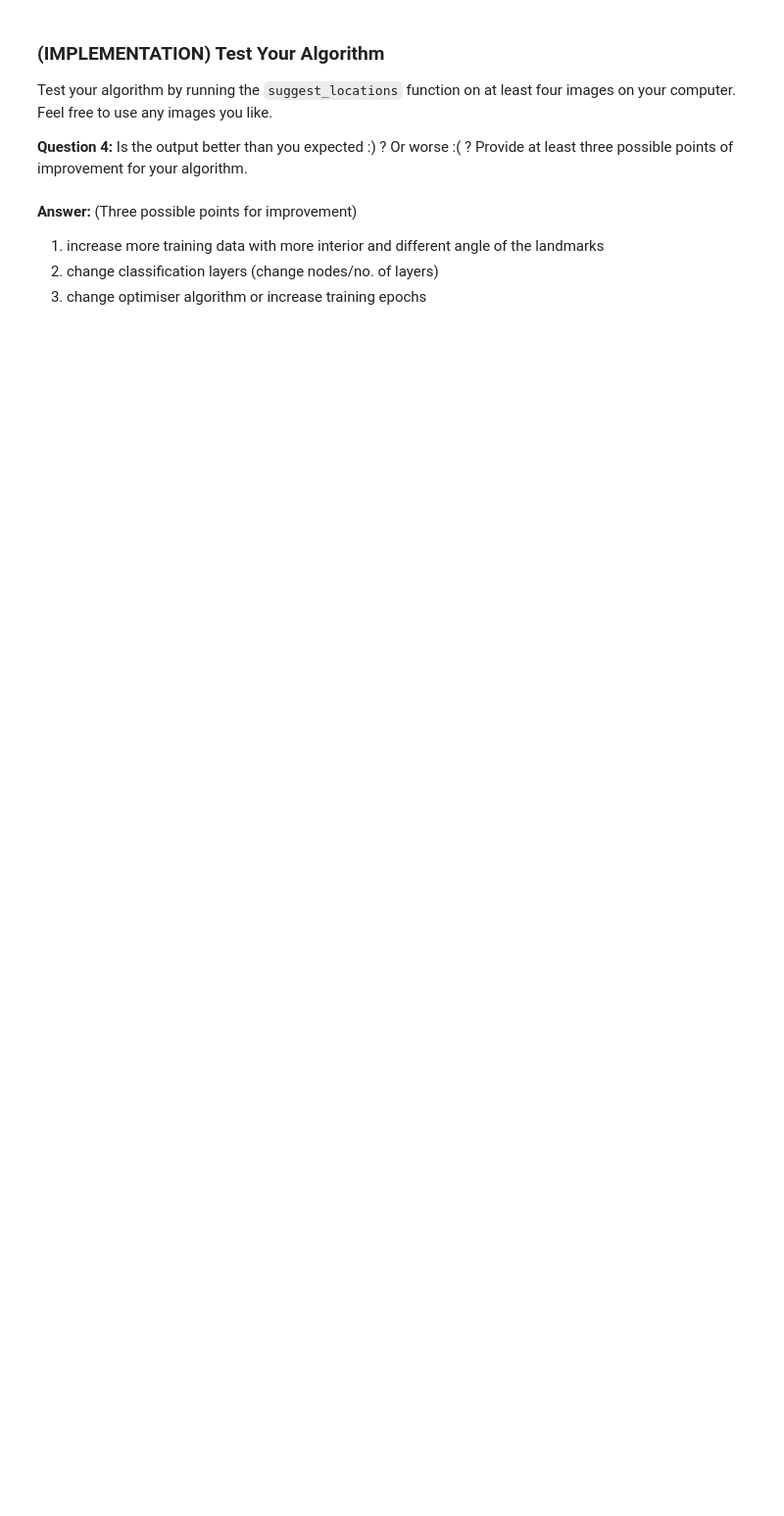
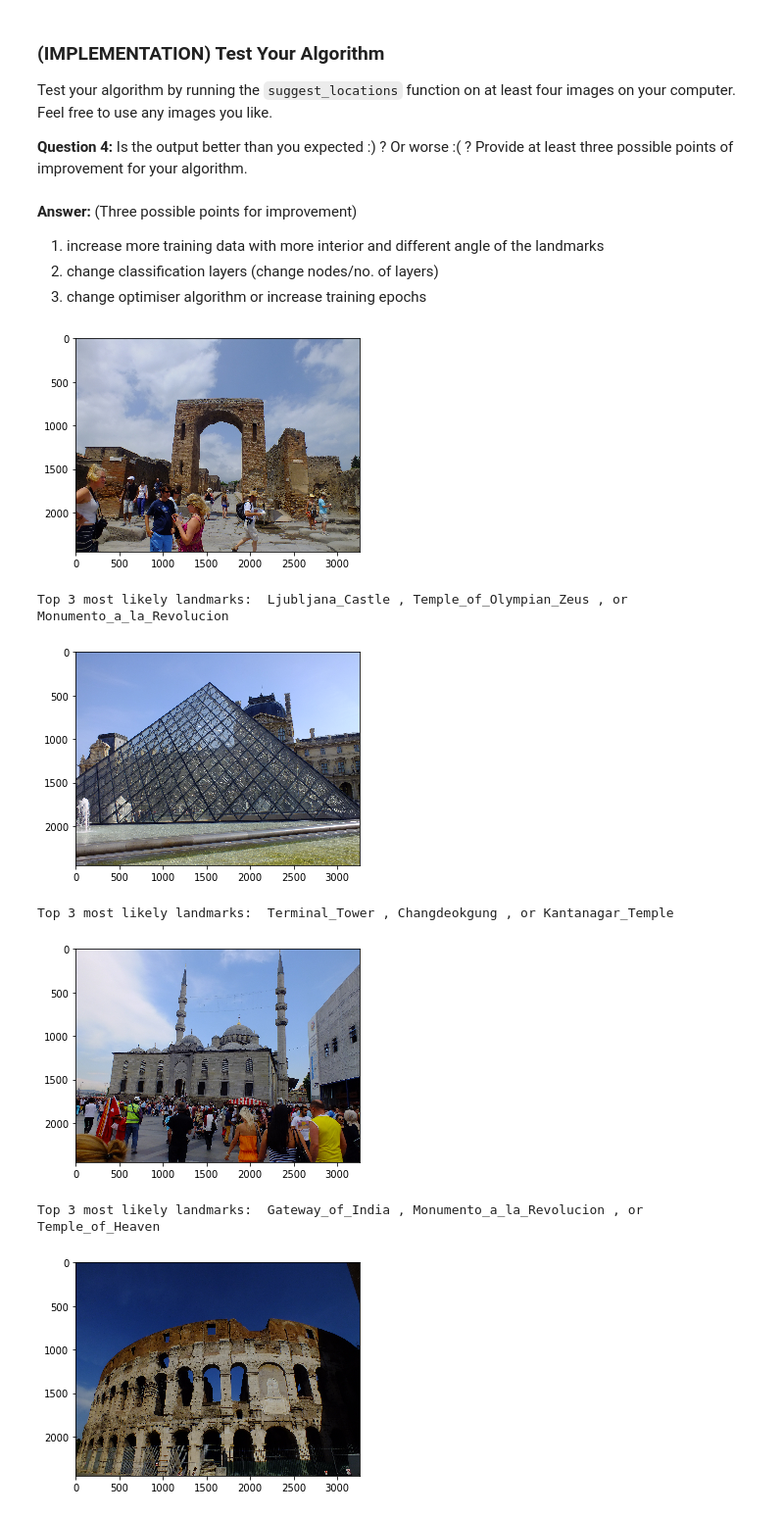
Before and after one commit to edison-tan/landmark_project, a Jupyter notebook: landmark.ipynb, the cells around one changed output. Shown at 98% size. Cells and saved outputs as stored; diff of their text form; code cells hidden in the pictures; blank space fills up the shorter version.

```diff
--- a/landmark.ipynb
+++ b/landmark.ipynb
@@ -448,19 +476,21 @@ If you like, **you are welcome to use the same data loaders from the previous st
 ### TODO: Write data loaders for training, validation, and test sets
 ## Specify appropriate transforms, and batch_sizes
 
-loaders_transfer = loader_scratch.copy()
+loaders_transfer = loaders_scratch.copy()
 # %% [markdown]
 ### (IMPLEMENTATION) Specify Loss Function and Optimizer
 
 Use the next code cell to specify a [loss function](http://pytorch.org/docs/stable/nn.html#loss-functions) and [optimizer](http://pytorch.org/docs/stable/optim.html).  Save the chosen loss function as `criterion_transfer`, and fill in the function `get_optimizer_transfer` below.
 # %%
 ## TODO: select loss function
+import torch.nn as nn
+import torch.nn.functional as F
 criterion_transfer = nn.CrossEntropyLoss()
 
 
 def get_optimizer_transfer(model):
     ## TODO: select and return optimizer
-    return optim.SGD(model.parameters(), lr=0.01)
+    return optim.SGD(model.classifier.parameters(), lr=0.01)
 # %% [markdown]
 ### (IMPLEMENTATION) Model Architecture
 
@@ -470,15 +500,15 @@ Use transfer learning to create a CNN to classify images of landmarks.  Use the
 
 model_transfer = models.vgg16(pretrained=True)
 # Freeze training for all "features" layers
-for param in vgg16.features.parameters():
+for param in model_transfer.features.parameters():
     param.requires_grad = False
 
-n_inputs = vgg16.classifier[6].in_features
+n_inputs = model_transfer.classifier[6].in_features
 
 # new layers automatically have requires_grad = True
 last_layer = nn.Linear(n_inputs, len(classes))
 
-vgg16.classifier[6] = last_layer
+model_transfer.classifier[6] = last_layer
 
 
 
@@ -543,14 +627,17 @@ from PIL import Image
 def predict_landmarks(img_path, k):
     ## TODO: return the names of the top k landmarks predicted by the transfer learned CNN
     image = Image.open(img_path)
+
     transform = transforms.Compose([
-        transforms.RandomResizedCrop(224),
-        transforms.ToTensor(),
-        transforms.Normalize((0.5, 0.5, 0.5), (0.5, 0.5, 0.5))
-        ])
+    transforms.RandomResizedCrop(224),
+    transforms.ToTensor(),
+    transforms.Normalize((0.5, 0.5, 0.5), (0.5, 0.5, 0.5))
+    ])
+
 
     image= transform(image)
 
+    image.unsqueeze_(0)
 
     if use_cuda:
         image = image.cuda()
@@ -608,11 +704,19 @@ __Answer:__ (Three possible points for improvement)
 # %%
 ## TODO: Execute the `suggest_locations` function on
 ## at least 4 images on your computer.
 ## Feel free to use as many code cells as needed.
-suggest_locations('pic1.jpg')
+suggest_locations('pic1.JPG')
 
-suggest_locations('pic2.jpg')
+suggest_locations('pic2.JPG')
 
-suggest_locations('pic3.jpg')
+suggest_locations('pic3.JPG')
 
-suggest_locations('pic4.jpg')
+suggest_locations('pic4.JPG')
+# %% [output]
+[figure, added]
+Top 3 most likely landmarks:  Ljubljana_Castle , Temple_of_Olympian_Zeus , or Monumento_a_la_Revolucion
+[figure, added]
+Top 3 most likely landmarks:  Terminal_Tower , Changdeokgung , or Kantanagar_Temple
+[figure, added]
+Top 3 most likely landmarks:  Gateway_of_India , Monumento_a_la_Revolucion , or Temple_of_Heaven
+[figure, added]
```
Also changed, not shown: parts of 16 cells of this notebook, 2 other files.
